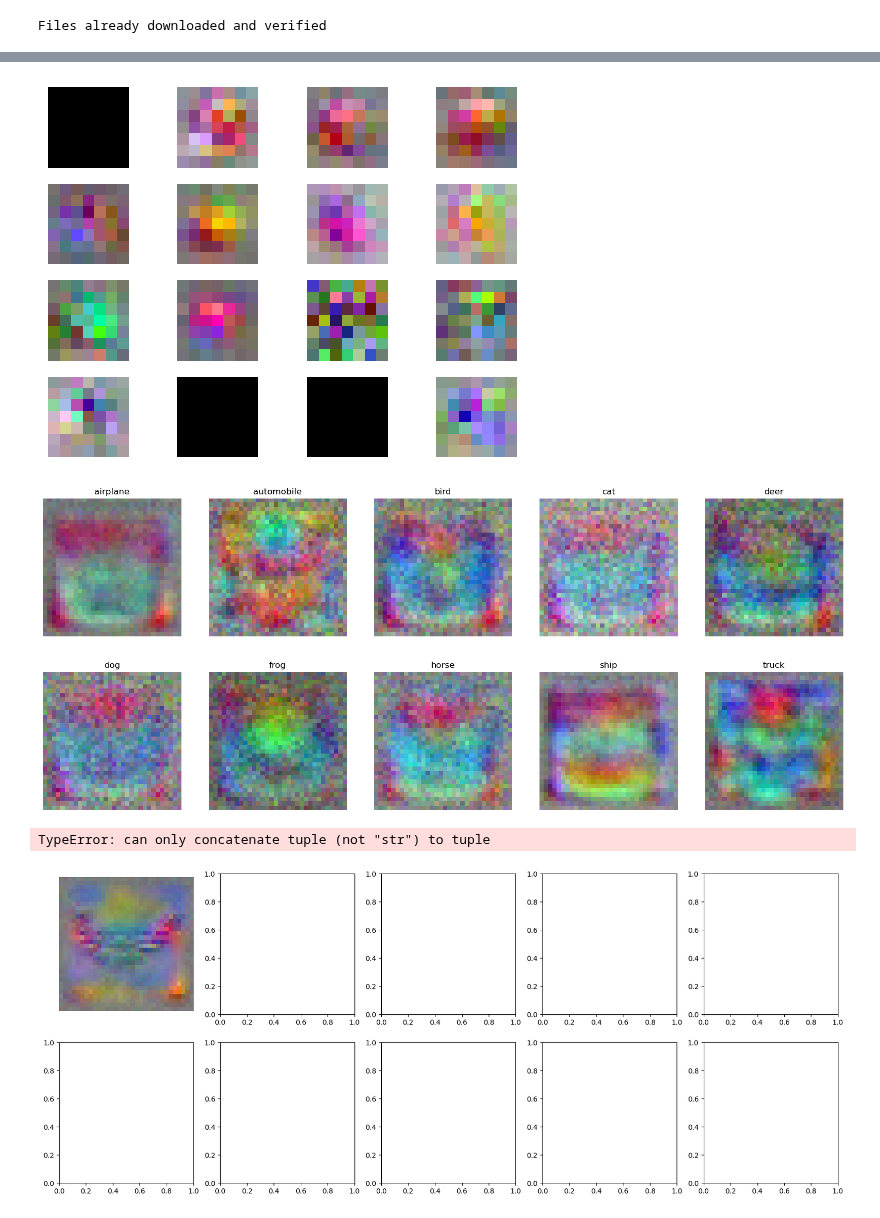
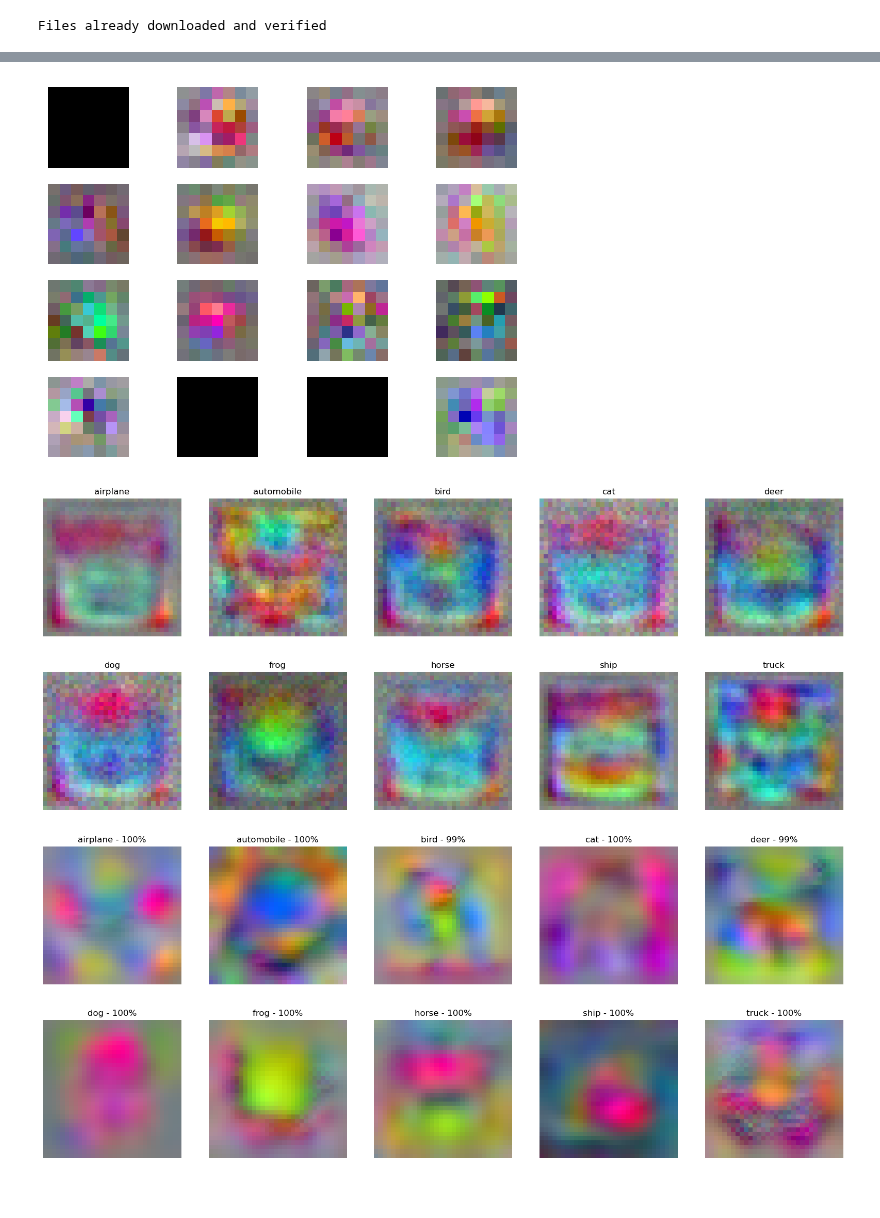
Before and after one commit to fabioseel/receptive-fields, a Jupyter notebook: src/evaluation.ipynb, the cells around one changed output, grey strips where cells are left out. Cells and saved outputs as stored; diff of their text form; code cells hidden in the pictures; blank space fills up the shorter version.

```diff
--- a/src/evaluation.ipynb
+++ b/src/evaluation.ipynb
@@ -39,14 +39,14 @@ Estimated Total Size (MB): 0.77
 ==========================================================================================
 # %%
 fig, axes = plt.subplots(4, 4)
-eff_rfs = activation_triggered_average(model[:6], n_batch=8192, n_iter=32)
+eff_rfs = activation_triggered_average(model[:6], n_batch=8192, n_iter=256)
 for eff_rf, ax in zip(eff_rfs, axes.flat):
     ax.imshow(normalizeZeroOne(eff_rf.movedim(0,2)))
     ax.axis('off')
 # %% [output]
-[figure, old version]
+[figure, new version]
 # %%
-eff_rfs = activation_triggered_average(model, n_iter=128)
+eff_rfs = activation_triggered_average(model, n_iter=512)
 
 fig, axes = plt.subplots(2, 5, figsize=(20,8))
 for class_name, i in train_data.class_to_idx.items():
@@ -55,19 +55,18 @@ for class_name, i in train_data.class_to_idx.items():
     ax.axis('off')
     ax.set_title(class_name)
 # %% [output]
-[figure, old version]
+[figure, new version]
 # %%
-back_maxs = backprop_maximization(model, n_iter=2048, batch_size=16, reduction=True)
+back_maxs = backprop_maximization(model[:-1], n_iter=2048, batch_size=1, reduction=True, smoothened=True)
 
 fig, axes = plt.subplots(2, 5, figsize=(20,8))
 for class_name, back_max, ax in zip(train_data.classes, back_maxs, axes.flat):
     out = model(back_max.repeat(1,1,1,1))
     index = out.argmax()
     prob = out.max()
 
     ax.imshow(back_max.movedim(0,2))
     ax.axis('off')
     ax.set_title(class_name + " - {0:.0%}".format(prob))
 # %% [output]
-TypeError: can only concatenate tuple (not "str") to tuple
-[figure, old version]
+[figure, new version]
```
Also changed, not shown: parts of 8 cells of this notebook, 1 other file.
